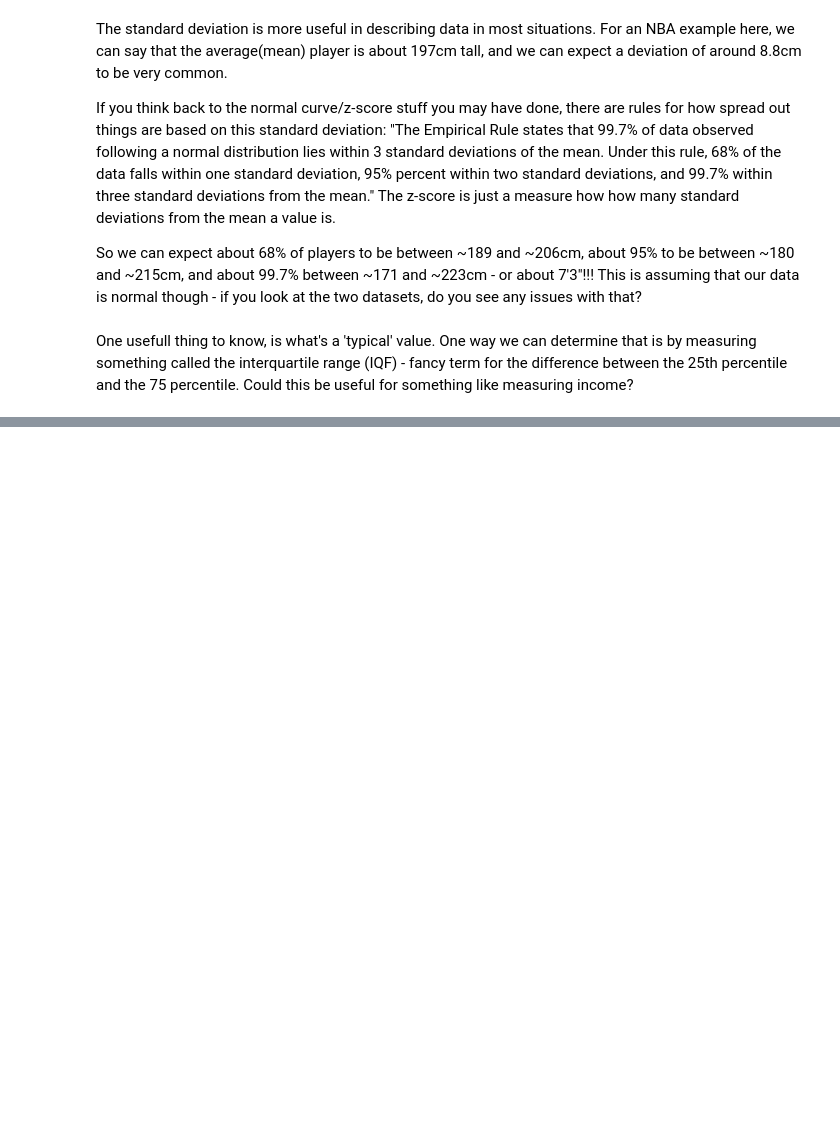
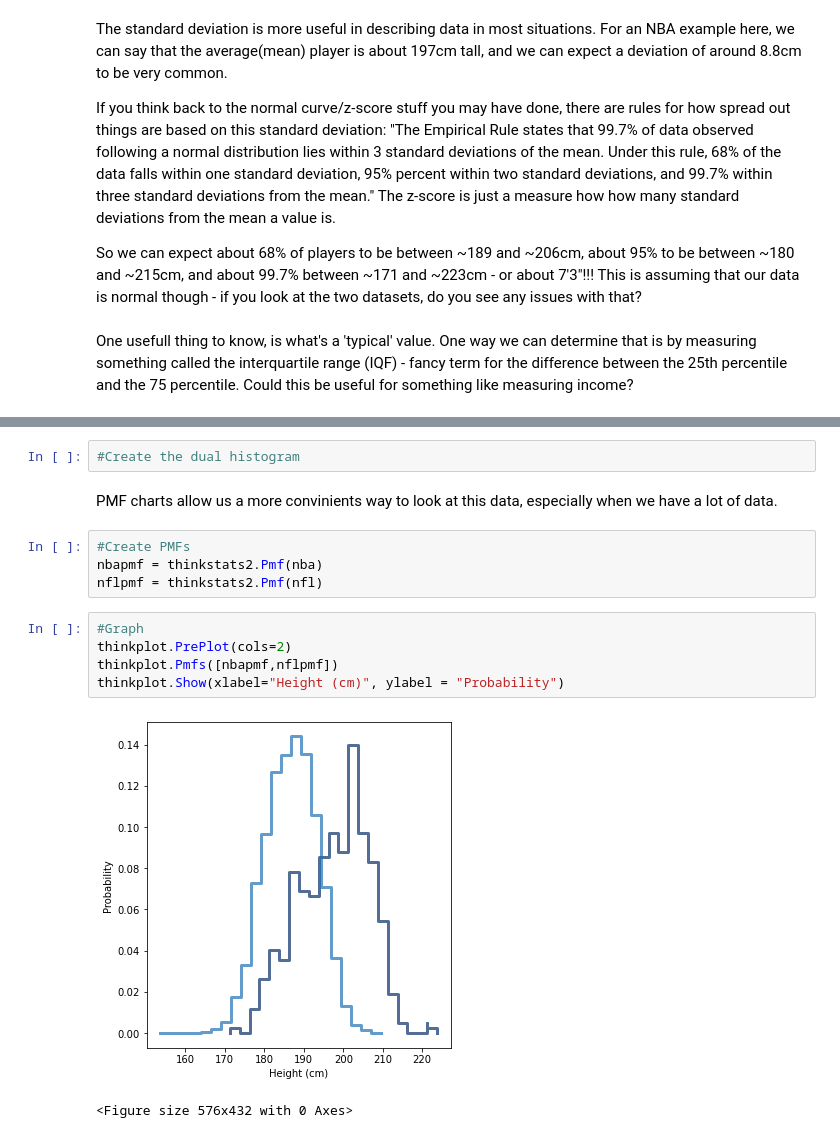
Before and after one commit to ymastan/BasicClassExamples, a Jupyter notebook: 003_Var_Std_Dev.ipynb, the cells around one changed output, grey strips where cells are left out. Drawn from its saved outputs; the diff is of its cells as text; blank space fills up the shorter version.

```diff
--- a/003_Var_Std_Dev.ipynb
+++ b/003_Var_Std_Dev.ipynb
@@ -124,0 +127,16 @@ One usefull thing to know, is what's a 'typical' value. One way we can determine
+# %%
+#Create the dual histogram
+# %% [markdown]
+PMF charts allow us a more convinients way to look at this data, especially when we have a lot of data.
+# %%
+#Create PMFs
+nbapmf = thinkstats2.Pmf(nba)
+nflpmf = thinkstats2.Pmf(nfl)
+# %%
+#Graph
+thinkplot.PrePlot(cols=2)
+thinkplot.Pmfs([nbapmf,nflpmf])
+thinkplot.Show(xlabel="Height (cm)", ylabel = "Probability")
+# %% [output]
+[figure, added]
+<Figure size 576x432 with 0 Axes>
```
Also changed, not shown: parts of 2 cells of this notebook, 1 other file.
